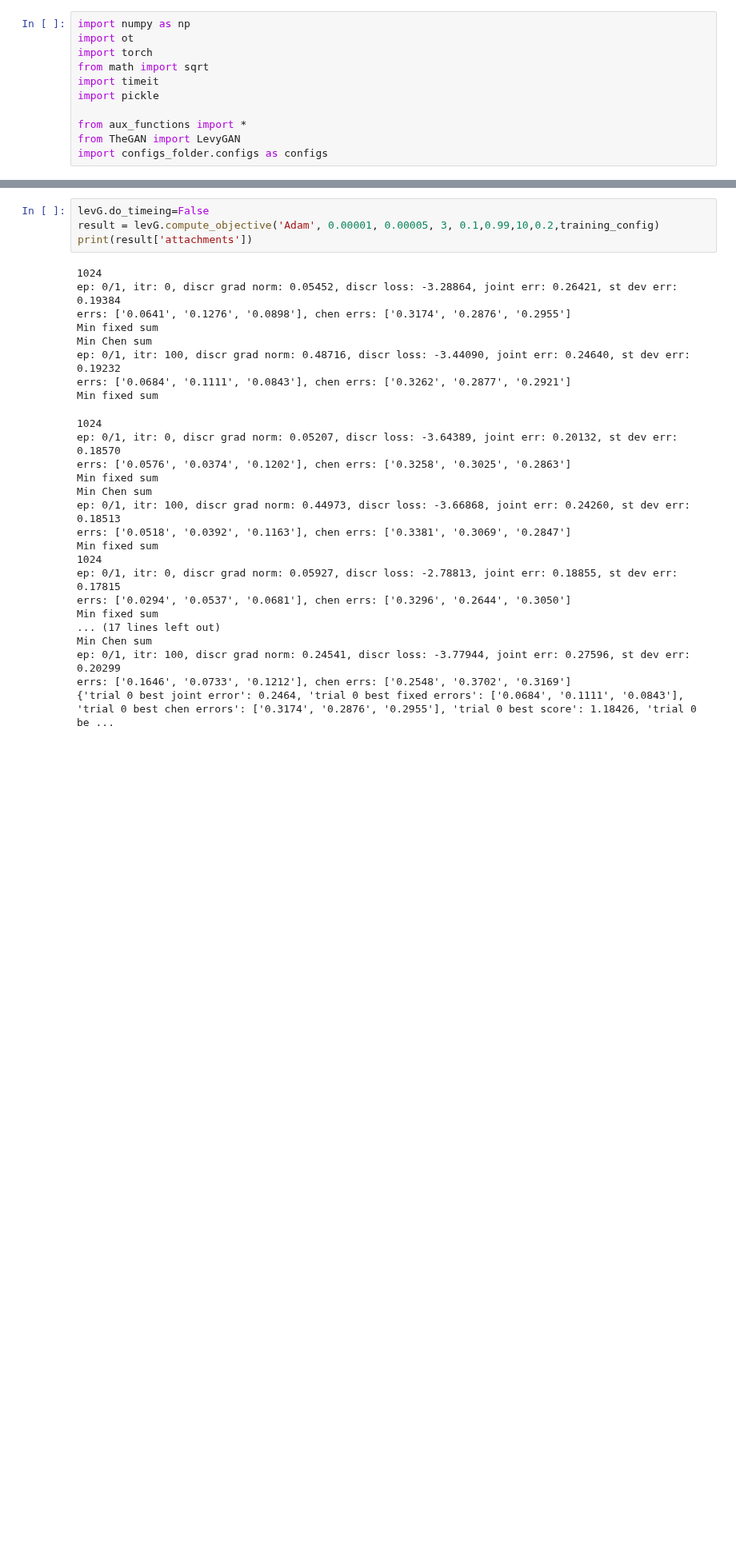
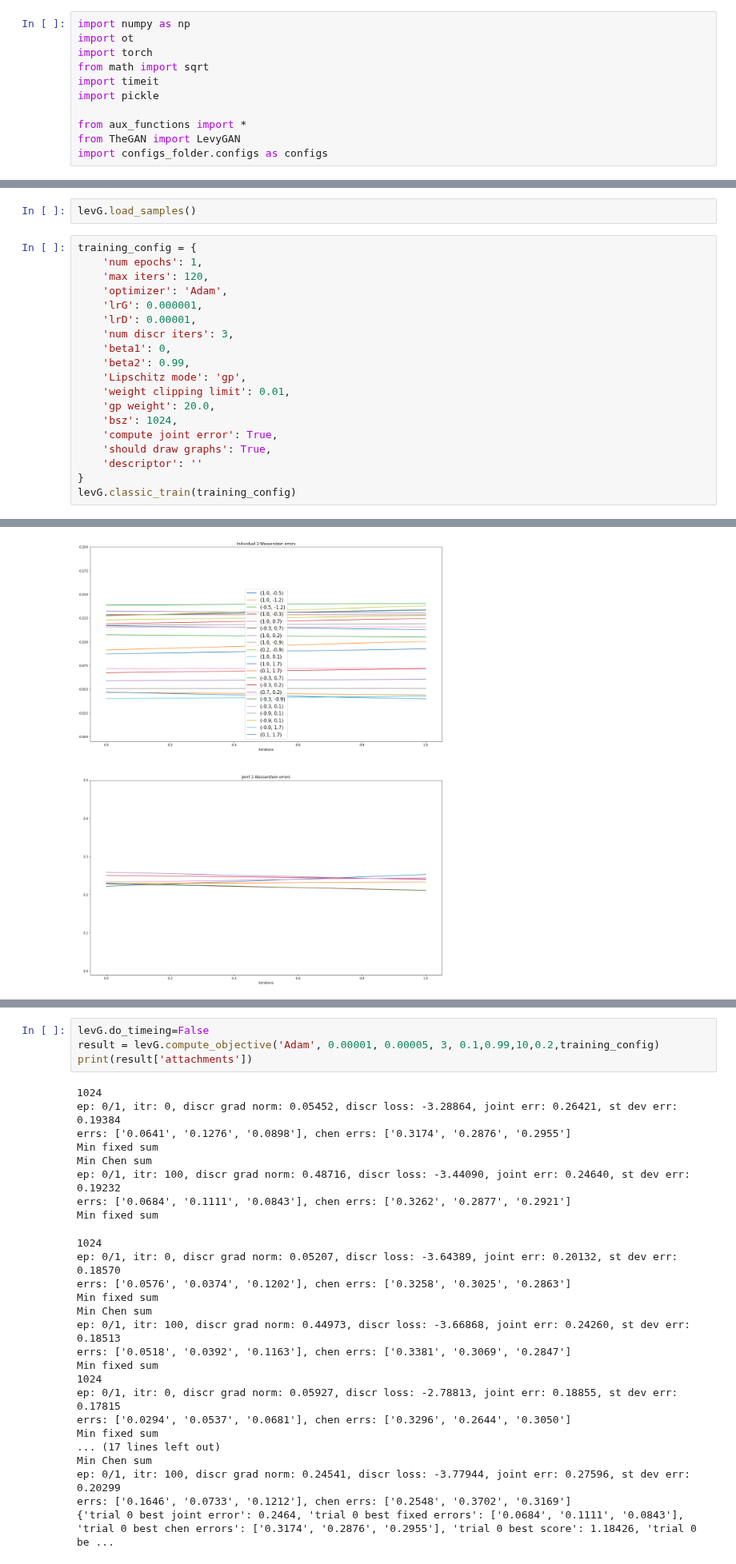
Before and after one commit to tjj0502/LevyGAN, a Jupyter notebook: test_TheGAN.ipynb, the cells around one changed output, grey strips where cells are left out. Shown at 80% size. Cells and saved outputs as stored; diff of their text form; blank space fills up the shorter version.

```diff
--- a/test_TheGAN.ipynb
+++ b/test_TheGAN.ipynb
@@ -73,0 +41,22 @@ errs: ['0.0502', '0.1205', '0.1149'], chen errs: ['0.3444', '0.2647', '0.2755']
+# %%
+levG.load_samples()
+# %%
+training_config = {
+    'num epochs': 1,
+    'max iters': 120,
+    'optimizer': 'Adam',
+    'lrG': 0.000001,
+    'lrD': 0.00001,
+    'num discr iters': 3,
+    'beta1': 0,
+    'beta2': 0.99,
+    'Lipschitz mode': 'gp',
+    'weight clipping limit': 0.01,
+    'gp weight': 20.0,
+    'bsz': 1024,
+    'compute joint error': True,
+    'should draw graphs': True,
+    'descriptor': ''
+}
+levG.classic_train(training_config)
+# %% [output]
@@ -73,0 +80 @@ errs: ['0.0502', '0.1205', '0.1149'], chen errs: ['0.3444', '0.2647', '0.2755']
+[figure, added]
```
Also changed, not shown: parts of 4 cells of this notebook, 9 other files.
